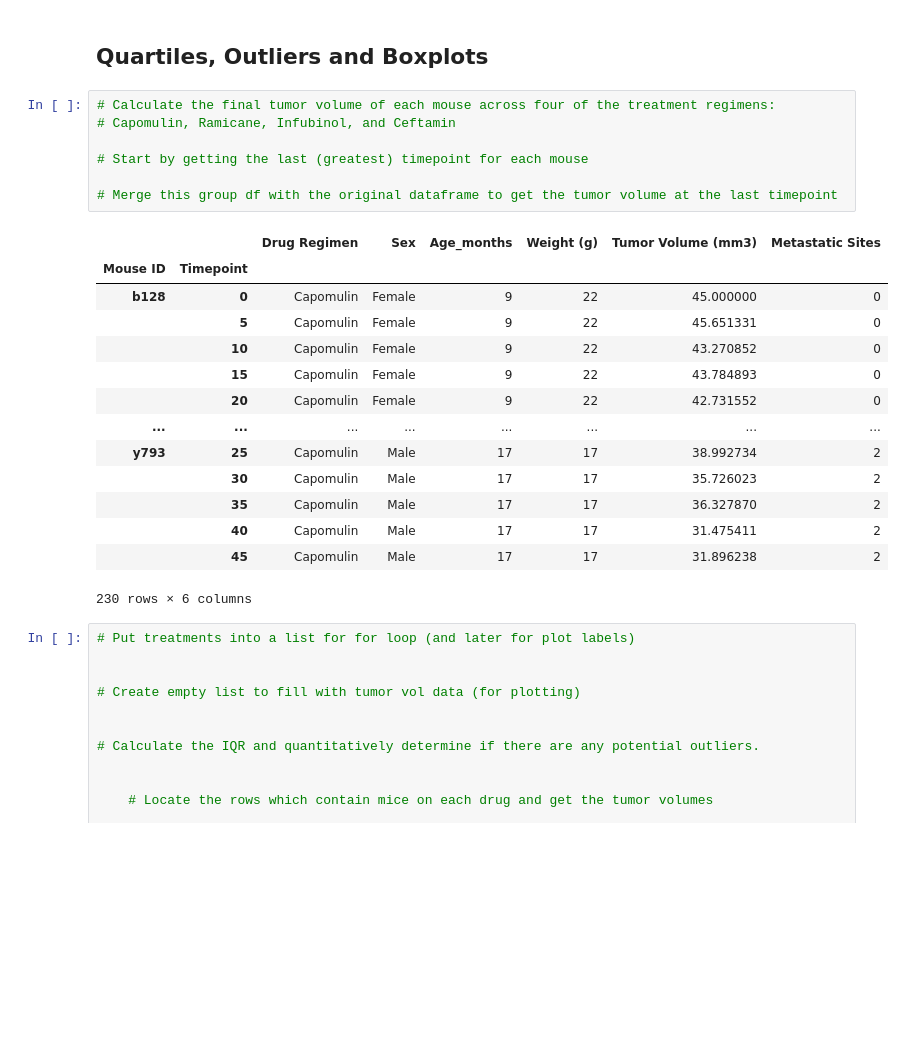
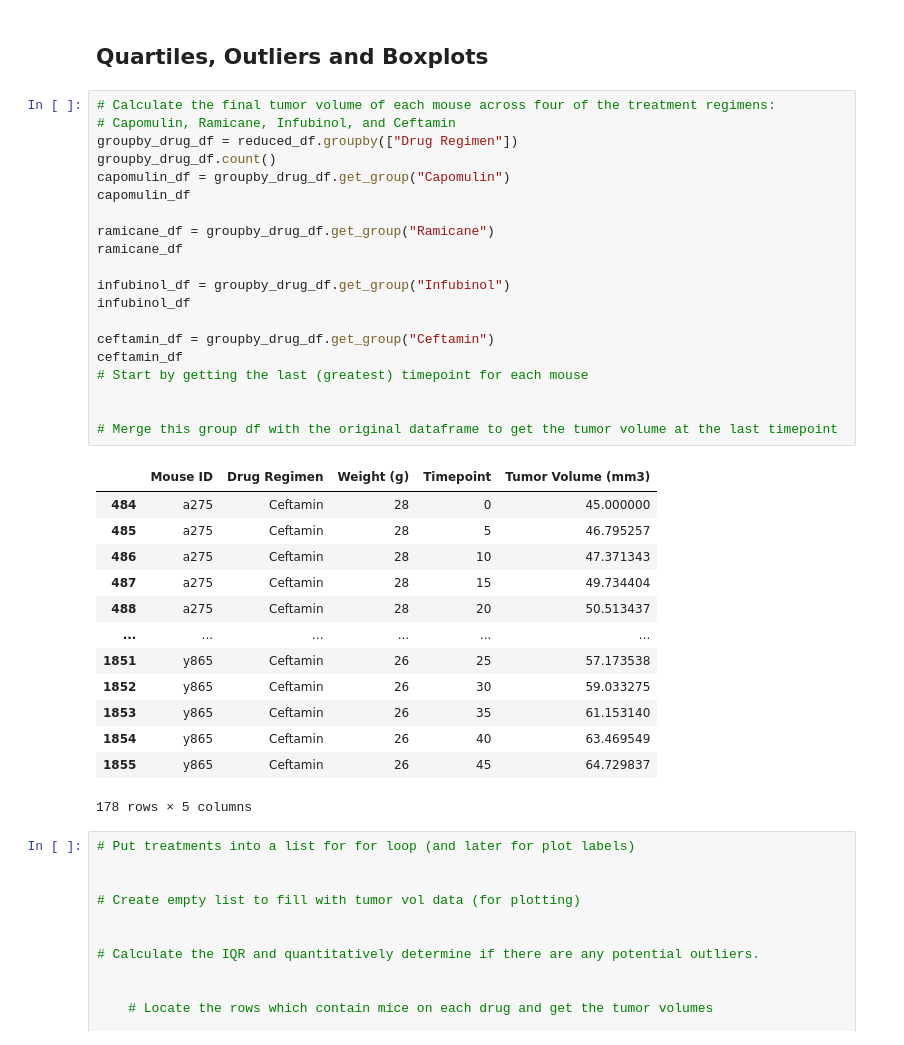
Before and after one commit to nicpie-bit/Mouse-Tumor-Analysis-Matplotlib, a Jupyter notebook: PowerOfPlots/pymaceuticals_starter.ipynb, the cells around one changed output. Cells and saved outputs as stored; diff of their text form; blank space fills up the shorter version.

```diff
--- a/PowerOfPlots/pymaceuticals_starter.ipynb
+++ b/PowerOfPlots/pymaceuticals_starter.ipynb
@@ -191,25 +193,37 @@ plt.show()
 # %%
 # Calculate the final tumor volume of each mouse across four of the treatment regimens:
 # Capomulin, Ramicane, Infubinol, and Ceftamin
+groupby_drug_df = reduced_df.groupby(["Drug Regimen"])
+groupby_drug_df.count()
+capomulin_df = groupby_drug_df.get_group("Capomulin")
+capomulin_df
 
+ramicane_df = groupby_drug_df.get_group("Ramicane")
+ramicane_df
+
+infubinol_df = groupby_drug_df.get_group("Infubinol")
+infubinol_df
+
+ceftamin_df = groupby_drug_df.get_group("Ceftamin")
+ceftamin_df
 # Start by getting the last (greatest) timepoint for each mouse
 
+
 # Merge this group df with the original dataframe to get the tumor volume at the last timepoint
 # %% [output]
-|  |  | Drug Regimen | Sex | Age_months | Weight (g) | Tumor Volume (mm3) | Metastatic Sites |
-| Mouse ID | Timepoint |  |  |  |  |  |  |
-| b128 | 0 | Capomulin | Female | 9 | 22 | 45.000000 | 0 |
-|  | 5 | Capomulin | Female | 9 | 22 | 45.651331 | 0 |
-|  | 10 | Capomulin | Female | 9 | 22 | 43.270852 | 0 |
-|  | 15 | Capomulin | Female | 9 | 22 | 43.784893 | 0 |
-|  | 20 | Capomulin | Female | 9 | 22 | 42.731552 | 0 |
-| ... | ... | ... | ... | ... | ... | ... | ... |
-| y793 | 25 | Capomulin | Male | 17 | 17 | 38.992734 | 2 |
-|  | 30 | Capomulin | Male | 17 | 17 | 35.726023 | 2 |
-|  | 35 | Capomulin | Male | 17 | 17 | 36.327870 | 2 |
-|  | 40 | Capomulin | Male | 17 | 17 | 31.475411 | 2 |
-|  | 45 | Capomulin | Male | 17 | 17 | 31.896238 | 2 |
+|  | Mouse ID | Drug Regimen | Weight (g) | Timepoint | Tumor Volume (mm3) |
+| 484 | a275 | Ceftamin | 28 | 0 | 45.000000 |
+| 485 | a275 | Ceftamin | 28 | 5 | 46.795257 |
+| 486 | a275 | Ceftamin | 28 | 10 | 47.371343 |
+| 487 | a275 | Ceftamin | 28 | 15 | 49.734404 |
+| 488 | a275 | Ceftamin | 28 | 20 | 50.513437 |
+| ... | ... | ... | ... | ... | ... |
+| 1851 | y865 | Ceftamin | 26 | 25 | 57.173538 |
+| 1852 | y865 | Ceftamin | 26 | 30 | 59.033275 |
+| 1853 | y865 | Ceftamin | 26 | 35 | 61.153140 |
+| 1854 | y865 | Ceftamin | 26 | 40 | 63.469549 |
+| 1855 | y865 | Ceftamin | 26 | 45 | 64.729837 |
-230 rows × 6 columns
+178 rows × 5 columns
 # %%
 # Put treatments into a list for for loop (and later for plot labels)
 
```
Also changed, not shown: parts of 2 cells of this notebook.
